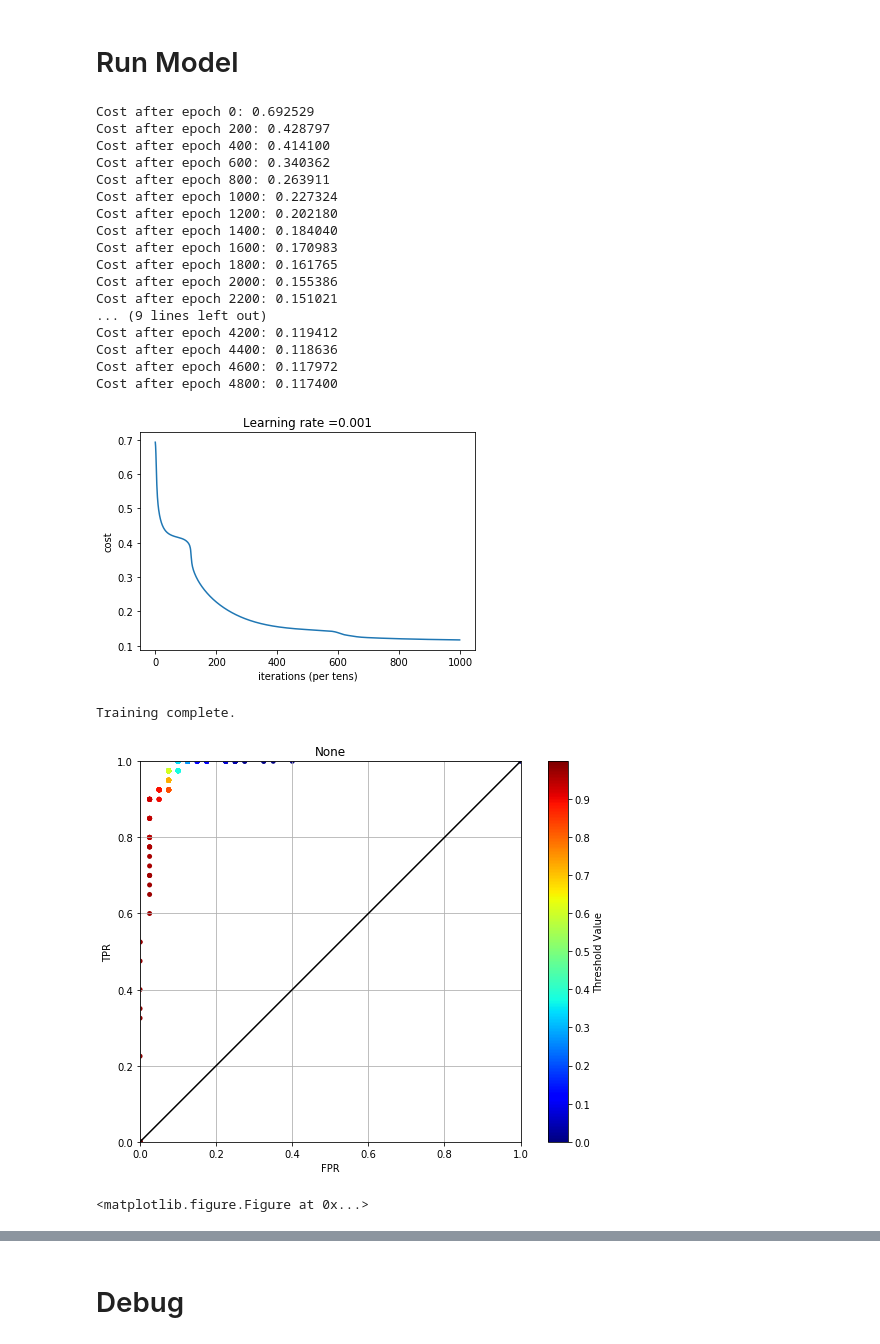
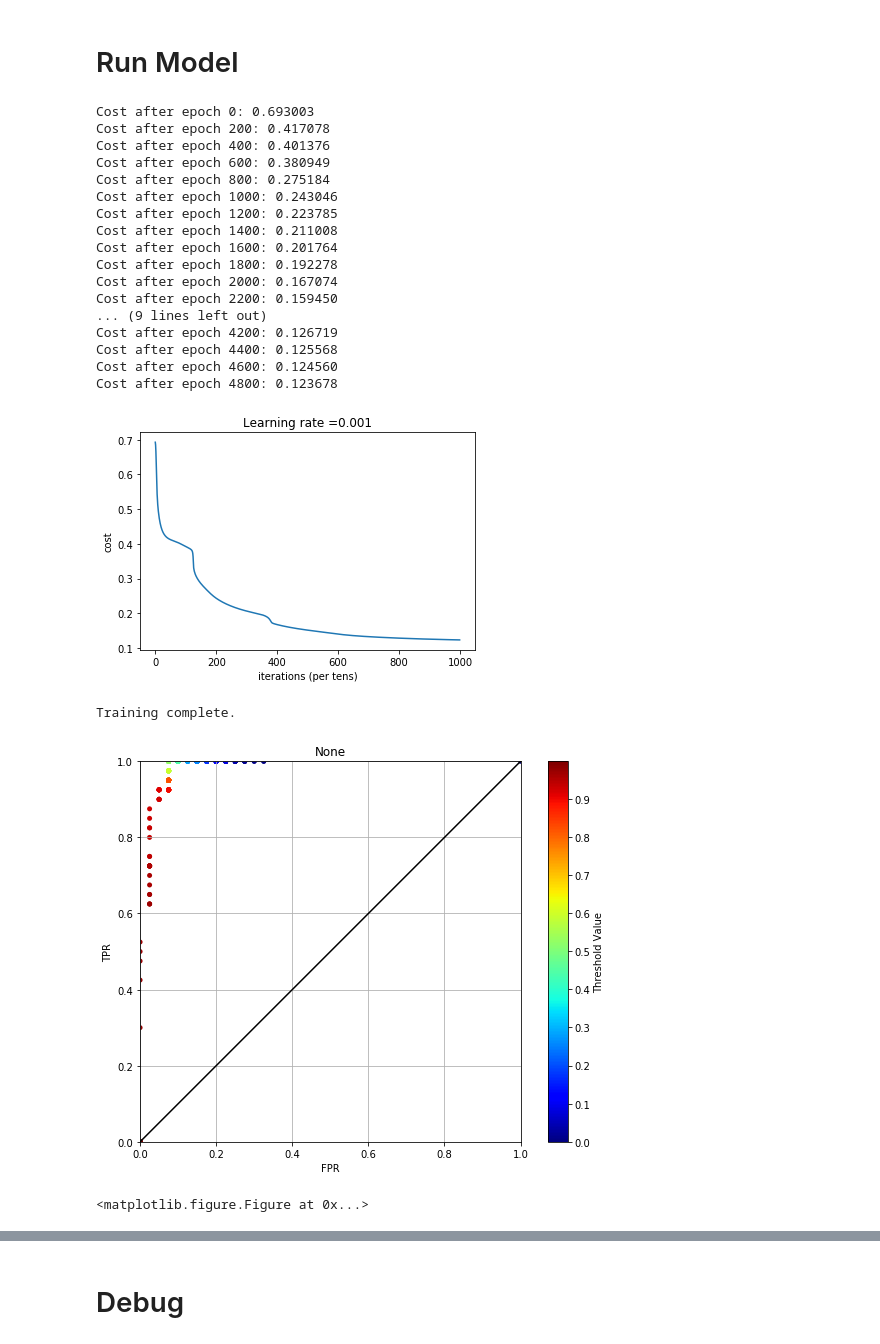
Before and after one commit to chrismbryant/anchor-vector-optimization, a Jupyter notebook: w2v test.ipynb, the cells around one changed output, grey strips where cells are left out. Cells and saved outputs as stored; diff of their text form; code cells hidden in the pictures.

```diff
--- a/w2v test.ipynb
+++ b/w2v test.ipynb
@@ -397,30 +394,30 @@ def model(X_train,
 # %%
 pred, params = model(X_train,
                      Y_train,
                      X_test,
                      Y_test,
-                     k = 4,
+                     k = 5,
                      learning_rate = 0.001,
                      num_epochs = 5000)
 # %% [output]
-Cost after epoch 0: 0.692529
-Cost after epoch 200: 0.428797
-Cost after epoch 400: 0.414100
-Cost after epoch 600: 0.340362
-Cost after epoch 800: 0.263911
-Cost after epoch 1000: 0.227324
-Cost after epoch 1200: 0.202180
-Cost after epoch 1400: 0.184040
-Cost after epoch 1600: 0.170983
-Cost after epoch 1800: 0.161765
-Cost after epoch 2000: 0.155386
-Cost after epoch 2200: 0.151021
+Cost after epoch 0: 0.693003
+Cost after epoch 200: 0.417078
+Cost after epoch 400: 0.401376
+Cost after epoch 600: 0.380949
+Cost after epoch 800: 0.275184
+Cost after epoch 1000: 0.243046
+Cost after epoch 1200: 0.223785
+Cost after epoch 1400: 0.211008
+Cost after epoch 1600: 0.201764
+Cost after epoch 1800: 0.192278
+Cost after epoch 2000: 0.167074
+Cost after epoch 2200: 0.159450
 ... (9 lines left out)
-Cost after epoch 4200: 0.119412
-Cost after epoch 4400: 0.118636
-Cost after epoch 4600: 0.117972
-Cost after epoch 4800: 0.117400
+Cost after epoch 4200: 0.126719
+Cost after epoch 4400: 0.125568
+Cost after epoch 4600: 0.124560
+Cost after epoch 4800: 0.123678
-[figure, old version]
+[figure, new version]
 Training complete.
 # %%
 fpr, tpr, thresh = roc_curve(Y_test.flatten().tolist(), pred.flatten().tolist())
@@ -497,5 +494,5 @@ def plot_roc(y, probs, N=500, title=None):
 
 roc = plot_roc(Y_test, pred)
 # %% [output]
-[figure, old version]
+[figure, new version]
 <matplotlib.figure.Figure at 0x...>
```
Also changed, not shown: parts of 6 cells of this notebook.
